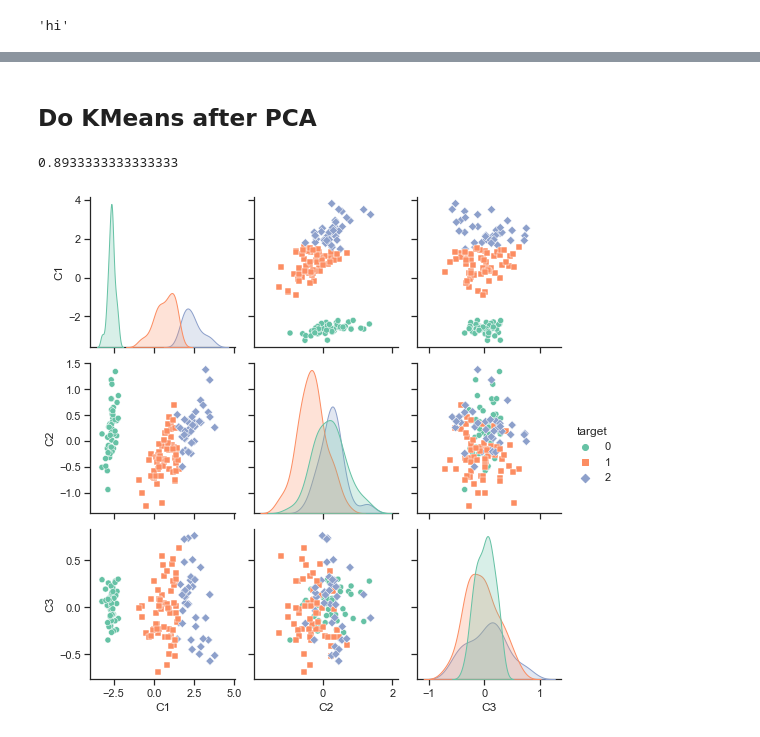
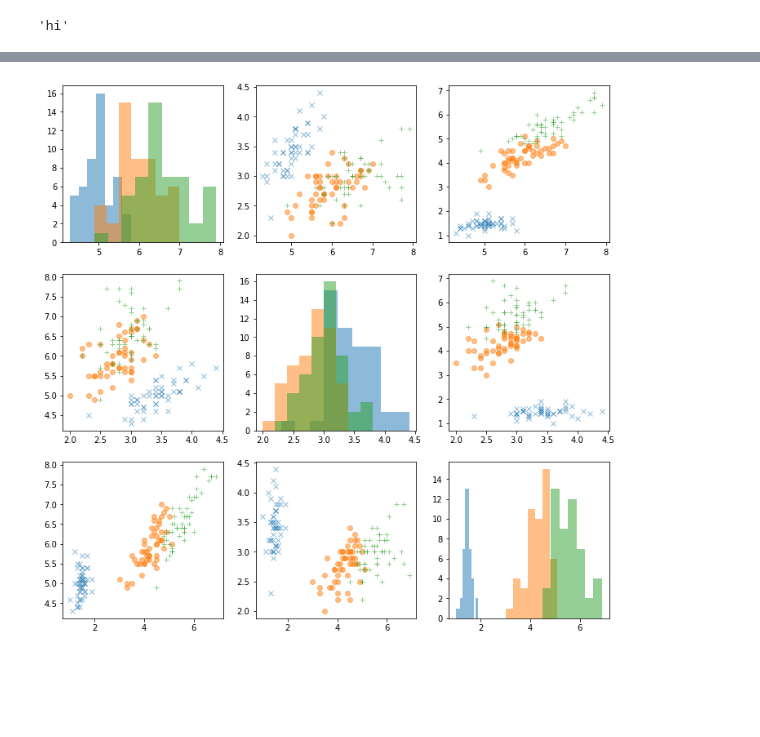
Before and after one commit to cybera/fellowship-iris-example, a Jupyter notebook: zach-Iris_notebook.ipynb, the cells around one changed output, grey strips where cells are left out. Drawn from its saved outputs; the diff is of its cells as text; code cells hidden in the pictures; blank space fills up the shorter version.

Commit message:
Made scatter plot function

```diff
--- a/zach-Iris_notebook.ipynb
+++ b/zach-Iris_notebook.ipynb
@@ -88,7 +110,0 @@ x,y = df.query('target == 1').iloc[:,[1,2]].values.T
-# %%
-import seaborn as sns
-sns.color_palette("Set2")
-sns.set_theme(style="ticks")
-
-#df = sns.load_dataset("penguins")
-_ = sns.pairplot(df, hue="target",  markers=["o", "s", "D"], palette='Set2')
@@ -255,16 +111,4 @@ _ = sns.pairplot(df_kmeans, hue='target',  palette='Set2')#, kind='kde')
-# %% [markdown]
-## Do KMeans after PCA
-# %%
-X = df.iloc[:,:-1]
-y = df.iloc[:,-1]
-pca.fit(X)
-y_pred = KMeans(n_clusters=3,random_state=10).fit_predict(pca.transform(X))
-metrics.accuracy_score(y, y_pred)
-# %% [output]
-0.8933333333333333
-# %%
-df_kmeans_pca = pd.DataFrame(pca.transform(X), columns=['C1','C2','C3'])
-df_kmeans_pca['target'] = y_pred
-_ = sns.pairplot(df_kmeans_pca, hue='target', markers=["o", "s", "D"], palette='Set2')#, kind='kde')
-# %% [output]
-[figure, removed]
+# %%
+fig, axs = scatterMatrix(df, 'target')
+# %% [output]
+[figure, added]
```
Also changed, not shown: parts of 31 cells of this notebook.
